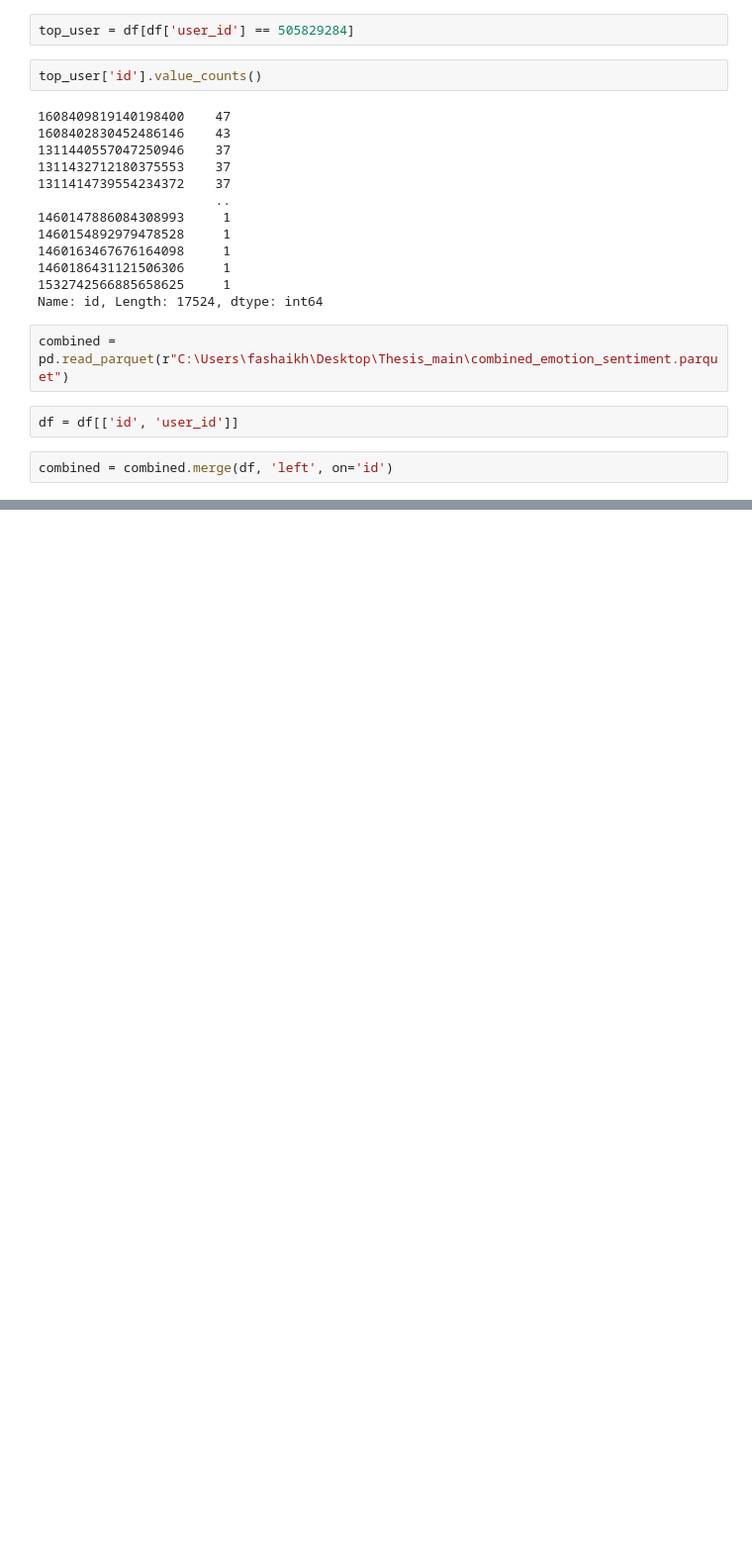
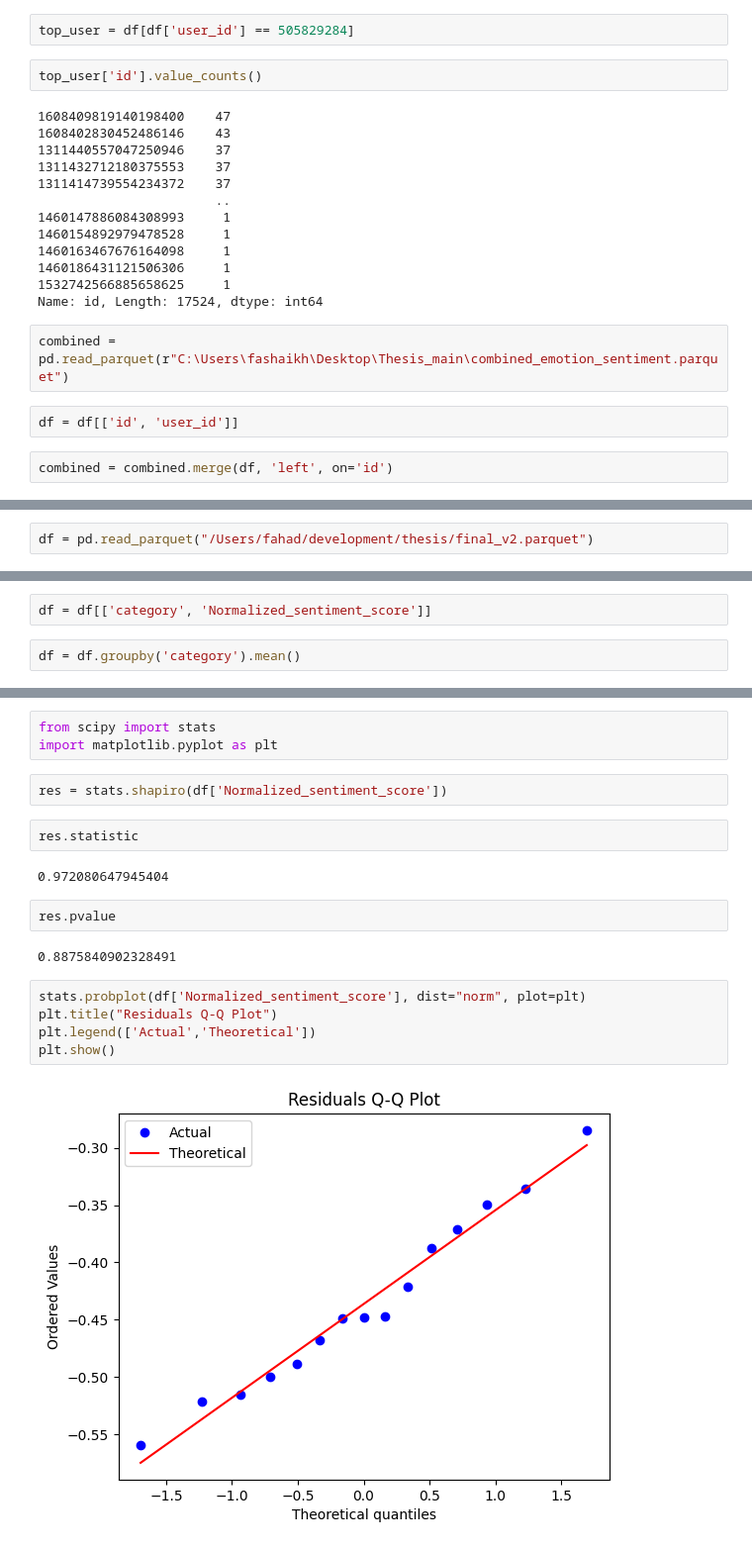
Before and after one commit to fahadshaikh30/thesis, a Jupyter notebook: test.ipynb, the cells around one changed output, grey strips where cells are left out. Shown: that part at 99% size. Cells and saved outputs as stored; diff of their text form; blank space fills up the shorter version.

Commit message:
done with thesis :))

```diff
--- a/test.ipynb
+++ b/test.ipynb
@@ -331,0 +334,2 @@ combined = combined.merge(df, 'left', on='id')
+# %%
+df = pd.read_parquet("/Users/fahad/development/thesis/final_v2.parquet")
@@ -331,0 +386,4 @@ combined = combined.merge(df, 'left', on='id')
+# %%
+df = df[['category', 'Normalized_sentiment_score']]
+# %%
+df = df.groupby('category').mean()
@@ -331,0 +410,20 @@ combined = combined.merge(df, 'left', on='id')
+# %%
+from scipy import stats
+import matplotlib.pyplot as plt
+# %%
+res = stats.shapiro(df['Normalized_sentiment_score'])
+# %%
+res.statistic
+# %% [output]
+0.972080647945404
+# %%
+res.pvalue
+# %% [output]
+0.8875840902328491
+# %%
+stats.probplot(df['Normalized_sentiment_score'], dist="norm", plot=plt)
+plt.title("Residuals Q-Q Plot")
+plt.legend(['Actual','Theoretical'])
+plt.show()
+# %% [output]
+[figure, added]
```
Also changed, not shown: parts of 7 cells of this notebook, 10 other files.
